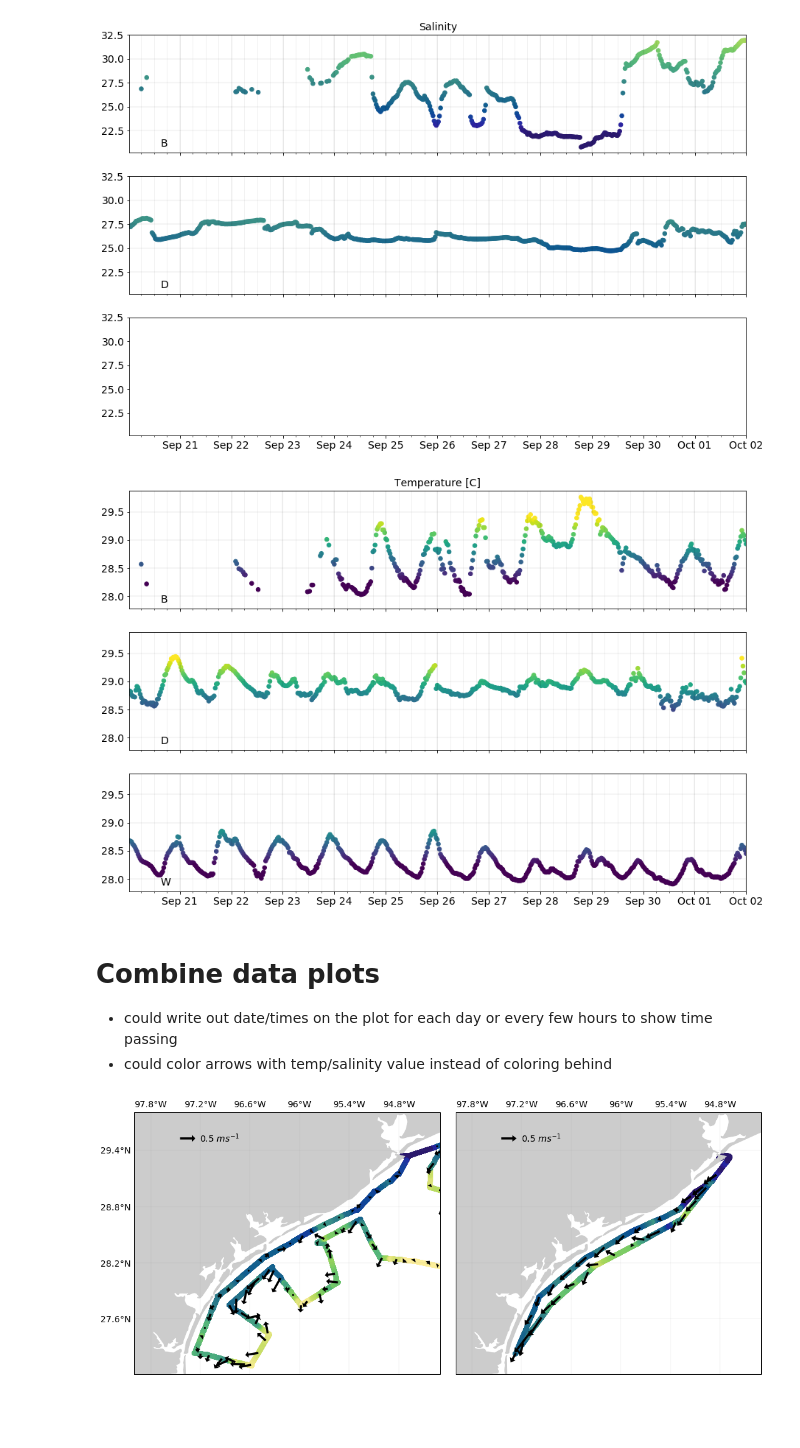
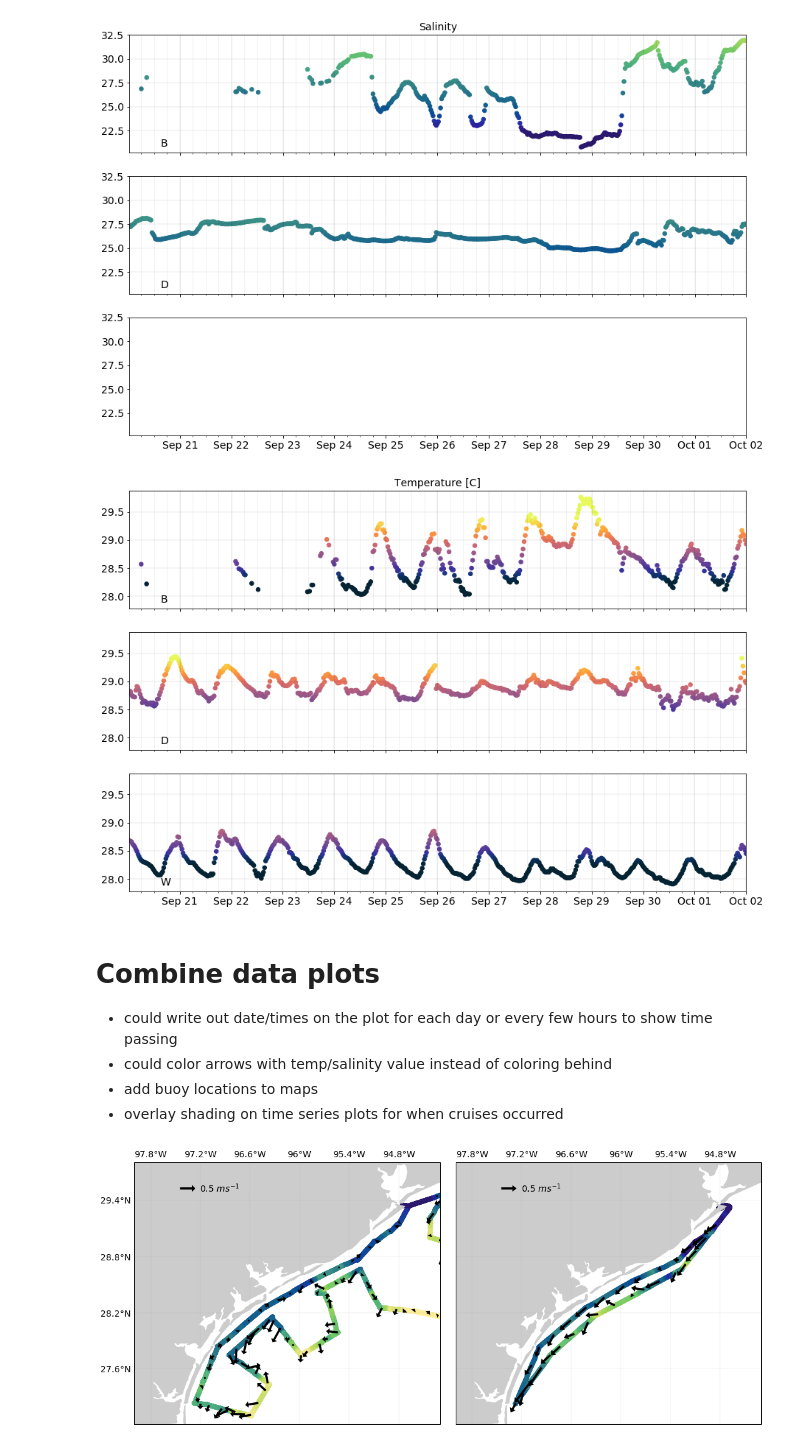
Before and after one commit to kthyng/harvey_plankton, a Jupyter notebook: figures.ipynb, the cells around one changed output. Drawn from its saved outputs; the diff is of its cells as text; code cells hidden in the pictures; blank space fills up the shorter version.

```diff
--- a/figures.ipynb
+++ b/figures.ipynb
@@ -413,40 +486,42 @@ dd = 1
 norm = Normalize(vmin=smin, vmax=smax)
 dc = 1
 for buoy, ax in zip(buoynames, axes):
     if key in buoys[buoy].columns:
-        ax.scatter(buoys[buoy]['idx'][::dc], buoys[buoy][key][::dc], c=buoys[buoy][key][::dc], s=30, vmin=tmin, vmax=tmax)
+        ax.scatter(buoys[buoy]['idx'][::dc], buoys[buoy][key][::dc], c=buoys[buoy][key][::dc], s=30, cmap=cmap, vmin=tmin, vmax=tmax)
     #     dc = 2
     #     points = np.array([buoys[buoy]['idx'][::dc], buoys[buoy]['Salinity'][::dc]]).T.reshape(-1 ,1 ,2)
     #     segments = np.concatenate([points[:-1], points[1:]], axis=1)
 
     # #     ax.plot(points[:,0,:])
     #     lc = LineCollection(segments, cmap=cmap, norm=norm)
     #     # Set the values used for colormapping
     #     lc.set_array(buoys[buoy]['Salinity'][::dc])
     #     lc.set_linewidth(3)
     #     ax.add_collection(lc)
 
     #         ax.plot(buoys[buoy][dstart:dend]['idx'], buoys[buoy][dstart:dend]['Salinity'])
         ax.grid(which='major', lw=1.5, color='k', alpha=0.05)
         ax.grid(which='minor', lw=1, color='k', alpha=0.05)
         ax.text(0.05, 0.05, buoy, fontsize=14, transform=ax.transAxes)
 
 ax.set_xlim(buoys[buoy]['idx'].min(), buoys[buoy]['idx'].max())
 # ax.set_ylim(smin, smax)
 axes[0].set_title(label, fontsize=14)
 
 minor = mpl.dates.HourLocator(byhour=np.arange(0,24,6))
 ax.xaxis.set_minor_locator(minor)
 major = mpl.dates.HourLocator(byhour=np.arange(0,24,24))
 ax.xaxis.set_major_locator(major)
 ax.xaxis.set_major_formatter(mpl.dates.DateFormatter('%b %d'))
 # %% [output]
-[figure, old version]
+[figure, new version]
 # %% [markdown]
 # Combine data plots
 
 * could write out date/times on the plot for each day or every few hours to show time passing
 * could color arrows with temp/salinity value instead of coloring behind
+* add buoy locations to maps
+* overlay shading on time series plots for when cruises occurred
 # %%
 key = 'Practical salinity'
 cmapscat = cmo.haline
```
Also changed, not shown: parts of 7 cells of this notebook.
